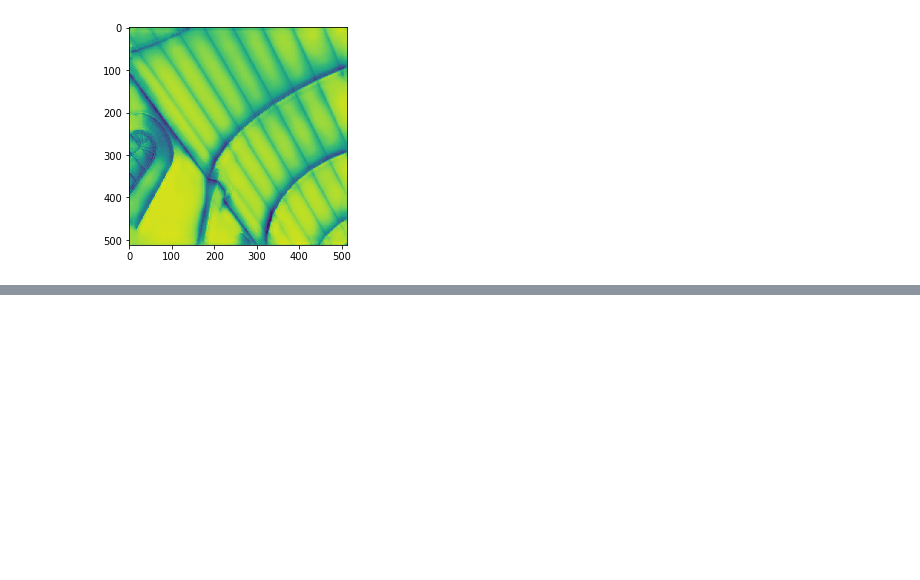
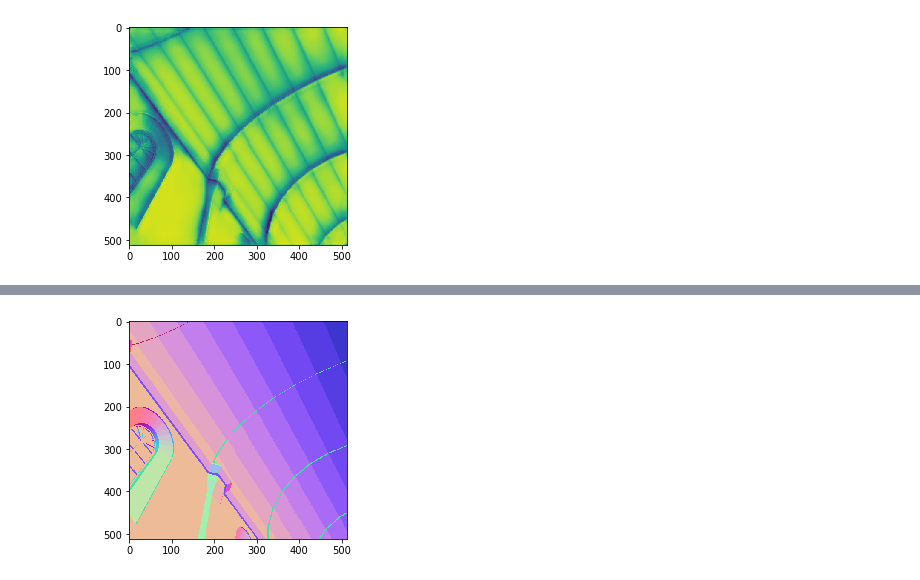
Before and after one commit to marcelsan/DeepShading, a Jupyter notebook: notebooks/Visualizations.ipynb, the cells around one changed output, grey strips where cells are left out. Saved outputs shown, nothing was run; the diff lists cells and outputs as text; code cells hidden in the pictures; blank space fills up the shorter version.

```diff
--- a/notebooks/Visualizations.ipynb
+++ b/notebooks/Visualizations.ipynb
@@ -91,0 +99,6 @@ plt.show()
+# %%
+plt.imshow(position_image)
+plt.savefig('position_input.png')
+plt.show()
+# %% [output]
+[figure, added]
```
Also changed, not shown: parts of 2 cells of this notebook, 4 other files.
